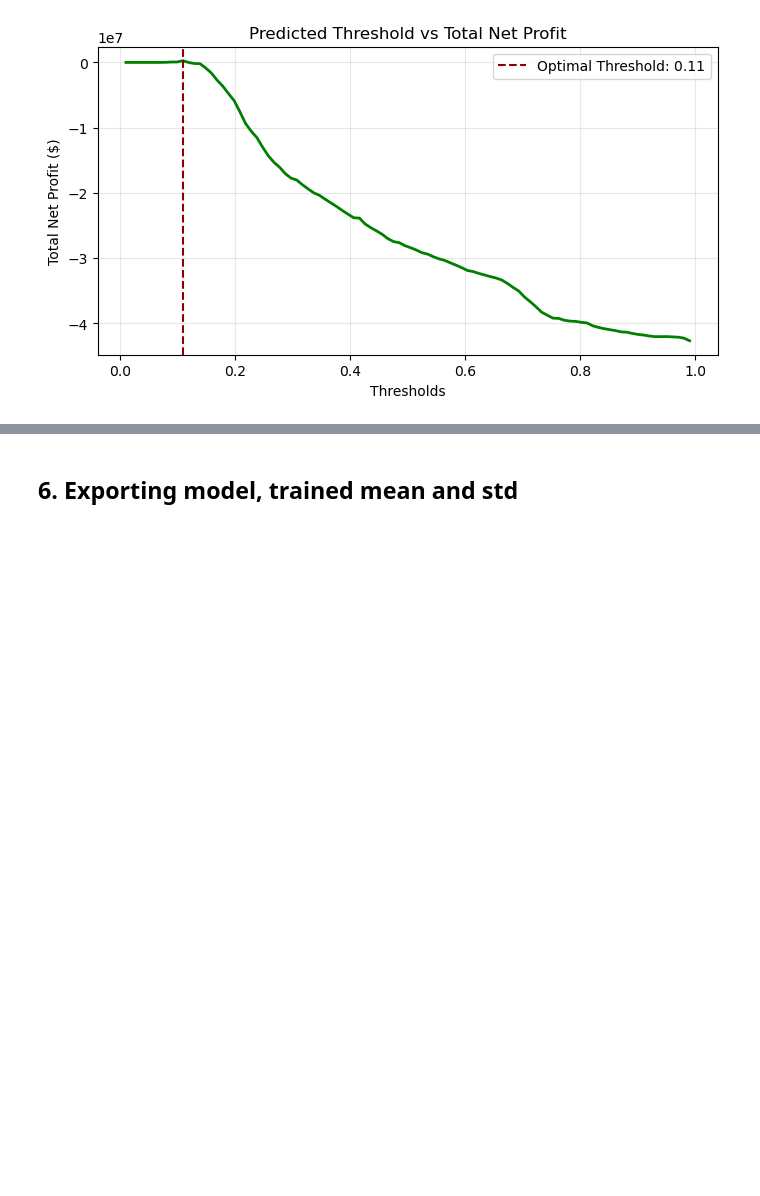
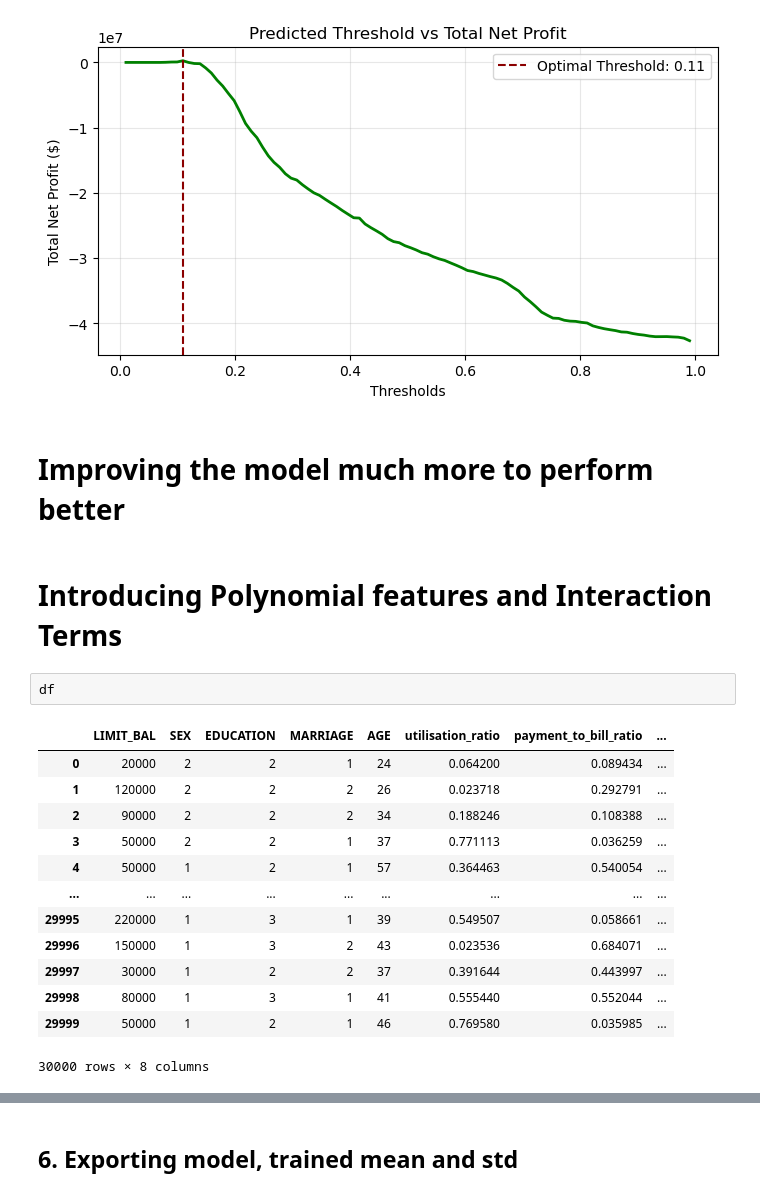
Before and after one commit to Sathwik-007/Predict-Credit-Card-Default, a Jupyter notebook: Project.ipynb, the cells around one changed output, grey strips where cells are left out. Cells and saved outputs as stored; diff of their text form; blank space fills up the shorter version.

Commit message:
Improved model by introducing polynomial features and interaction features

```diff
--- a/Project.ipynb
+++ b/Project.ipynb
@@ -771,3 +771,23 @@ plt.savefig('new_threshold_vs_net_profit.png', dpi=300)
 plt.show()
 # %% [output]
 [figure]
+# %% [markdown]
+# Improving the model much more to perform better
+# %% [markdown]
+# Introducing Polynomial features and Interaction Terms
+# %%
+df
+# %% [output]
+|  | LIMIT_BAL | SEX | EDUCATION | MARRIAGE | AGE | utilisation_ratio | payment_to_bill_ratio | ... |
+| 0 | 20000 | 2 | 2 | 1 | 24 | 0.064200 | 0.089434 | ... |
+| 1 | 120000 | 2 | 2 | 2 | 26 | 0.023718 | 0.292791 | ... |
+| 2 | 90000 | 2 | 2 | 2 | 34 | 0.188246 | 0.108388 | ... |
+| 3 | 50000 | 2 | 2 | 1 | 37 | 0.771113 | 0.036259 | ... |
+| 4 | 50000 | 1 | 2 | 1 | 57 | 0.364463 | 0.540054 | ... |
+| ... | ... | ... | ... | ... | ... | ... | ... | ... |
+| 29995 | 220000 | 1 | 3 | 1 | 39 | 0.549507 | 0.058661 | ... |
+| 29996 | 150000 | 1 | 3 | 2 | 43 | 0.023536 | 0.684071 | ... |
+| 29997 | 30000 | 1 | 2 | 2 | 37 | 0.391644 | 0.443997 | ... |
+| 29998 | 80000 | 1 | 3 | 1 | 41 | 0.555440 | 0.552044 | ... |
+| 29999 | 50000 | 1 | 2 | 1 | 46 | 0.769580 | 0.035985 | ... |
+30000 rows × 8 columns
```
Also changed, not shown: parts of 6 cells of this notebook, 3 other files.
